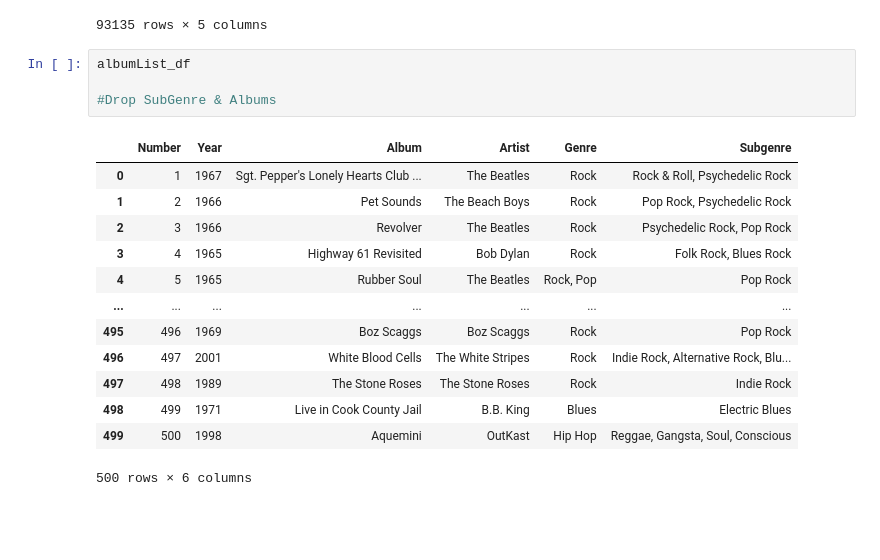
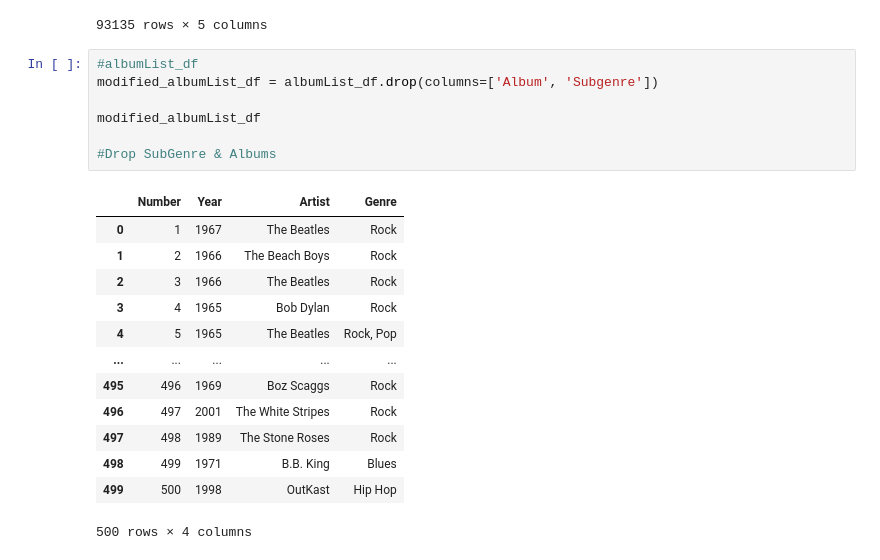
Before and after one commit to syeong0204/laughing_stones, a Jupyter notebook: pythonETL.ipynb, the cells around one changed output. Drawn from its saved outputs; the diff is of its cells as text; blank space fills up the shorter version.

```diff
--- a/pythonETL.ipynb
+++ b/pythonETL.ipynb
@@ -63,21 +64,24 @@ smaller_usa_df
 | 93133 | Punto G | 4 | 183160 | KAROL G | 2021-04-02 |
 | 93134 | La Vida Continuó | 3 | 167253 | KAROL G', 'Simone & Simaria | 2021-04-09 |
 93135 rows × 5 columns
-# %%
-albumList_df
-
-#Drop SubGenre & Albums
-# %% [output]
-|  | Number | Year | Album | Artist | Genre | Subgenre |
-| 0 | 1 | 1967 | Sgt. Pepper's Lonely Hearts Club ... | The Beatles | Rock | Rock & Roll, Psychedelic Rock |
-| 1 | 2 | 1966 | Pet Sounds | The Beach Boys | Rock | Pop Rock, Psychedelic Rock |
-| 2 | 3 | 1966 | Revolver | The Beatles | Rock | Psychedelic Rock, Pop Rock |
-| 3 | 4 | 1965 | Highway 61 Revisited | Bob Dylan | Rock | Folk Rock, Blues Rock |
-| 4 | 5 | 1965 | Rubber Soul | The Beatles | Rock, Pop | Pop Rock |
-| ... | ... | ... | ... | ... | ... | ... |
-| 495 | 496 | 1969 | Boz Scaggs | Boz Scaggs | Rock | Pop Rock |
-| 496 | 497 | 2001 | White Blood Cells | The White Stripes | Rock | Indie Rock, Alternative Rock, Blu... |
-| 497 | 498 | 1989 | The Stone Roses | The Stone Roses | Rock | Indie Rock |
-| 498 | 499 | 1971 | Live in Cook County Jail | B.B. King | Blues | Electric Blues |
-| 499 | 500 | 1998 | Aquemini | OutKast | Hip Hop | Reggae, Gangsta, Soul, Conscious |
-500 rows × 6 columns
+# %%
+#albumList_df
+modified_albumList_df = albumList_df.drop(columns=['Album', 'Subgenre'])
+
+modified_albumList_df
+
+#Drop SubGenre & Albums
+# %% [output]
+|  | Number | Year | Artist | Genre |
+| 0 | 1 | 1967 | The Beatles | Rock |
+| 1 | 2 | 1966 | The Beach Boys | Rock |
+| 2 | 3 | 1966 | The Beatles | Rock |
+| 3 | 4 | 1965 | Bob Dylan | Rock |
+| 4 | 5 | 1965 | The Beatles | Rock, Pop |
+| ... | ... | ... | ... | ... |
+| 495 | 496 | 1969 | Boz Scaggs | Rock |
+| 496 | 497 | 2001 | The White Stripes | Rock |
+| 497 | 498 | 1989 | The Stone Roses | Rock |
+| 498 | 499 | 1971 | B.B. King | Blues |
+| 499 | 500 | 1998 | OutKast | Hip Hop |
+500 rows × 4 columns
```
Also changed, not shown: parts of 3 cells of this notebook, 1 other file.
